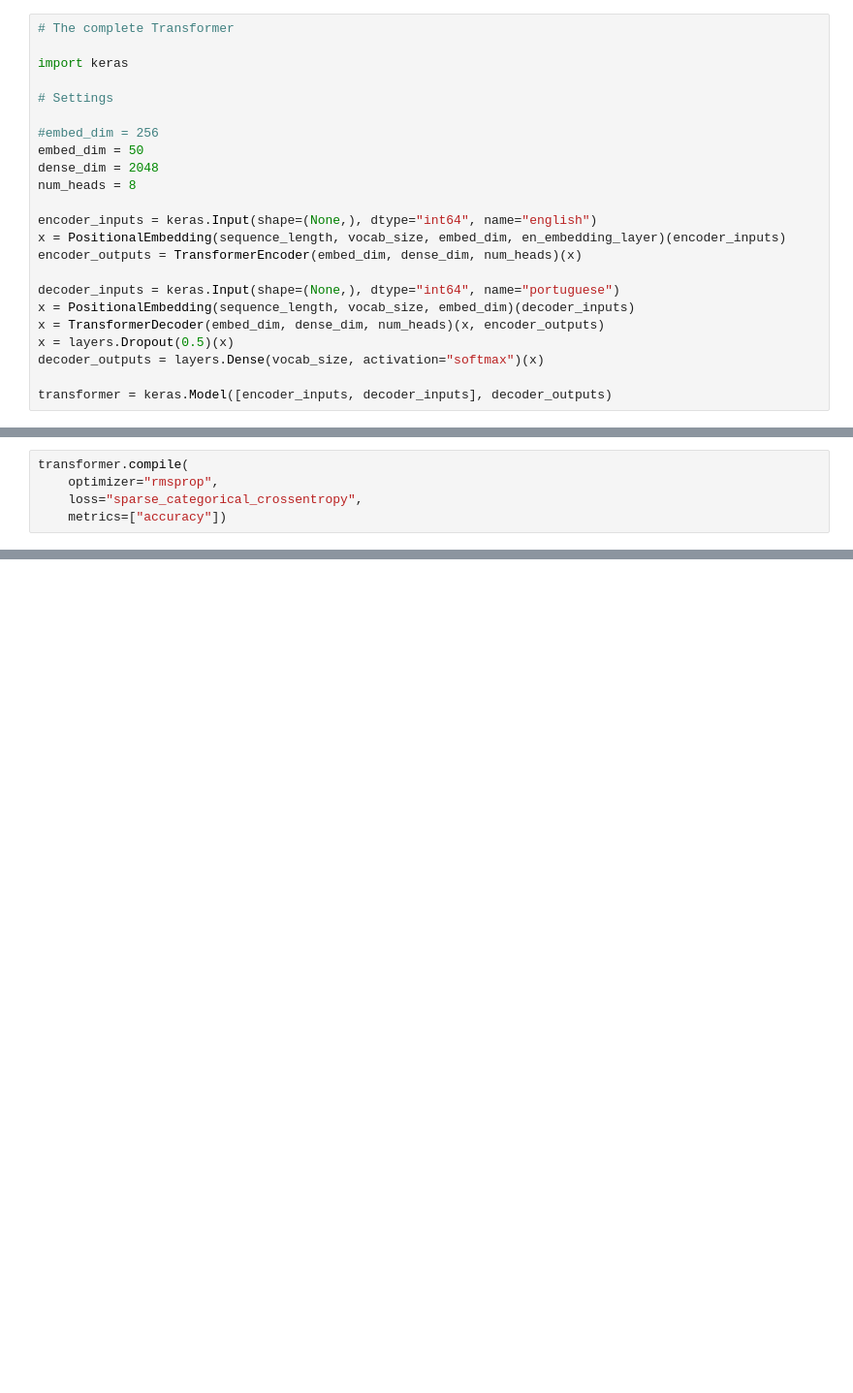
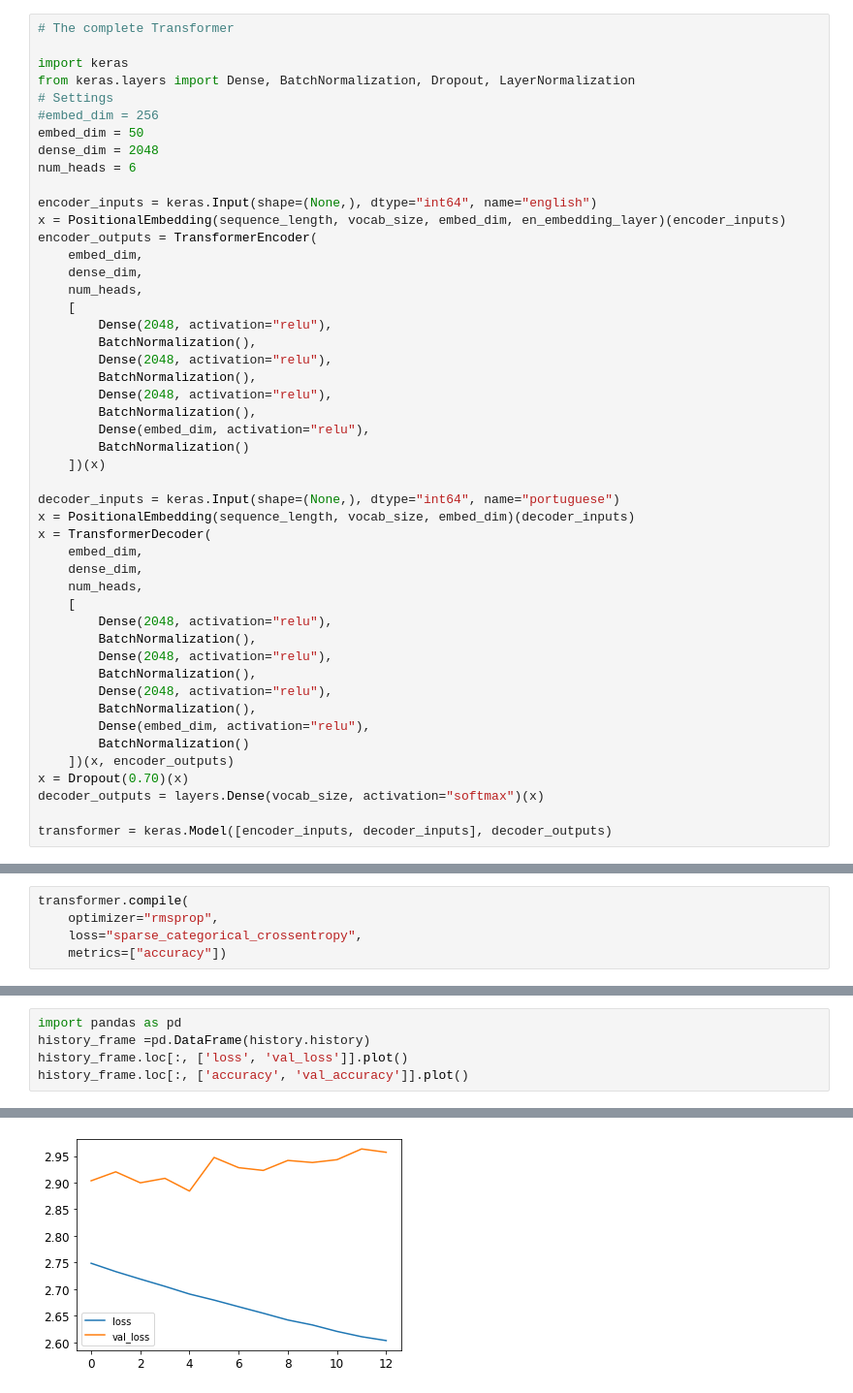
Before and after one commit to cmasantos/tp2, a Jupyter notebook: part1_transformer.ipynb, the cells around one changed output, grey strips where cells are left out. Shown at 97% size. Drawn from its saved outputs; the diff is of its cells as text; blank space fills up the shorter version.

```diff
--- a/part1_transformer.ipynb
+++ b/part1_transformer.ipynb
@@ -429,22 +400,47 @@ class PositionalEmbedding(layers.Layer):
 # The complete Transformer
 
 import keras
-
+from keras.layers import Dense, BatchNormalization, Dropout, LayerNormalization
 # Settings
-
 #embed_dim = 256
 embed_dim = 50
 dense_dim = 2048
-num_heads = 8
+num_heads = 6
 
 encoder_inputs = keras.Input(shape=(None,), dtype="int64", name="english")
 x = PositionalEmbedding(sequence_length, vocab_size, embed_dim, en_embedding_layer)(encoder_inputs)
-encoder_outputs = TransformerEncoder(embed_dim, dense_dim, num_heads)(x)
+encoder_outputs = TransformerEncoder(
+    embed_dim,
+    dense_dim,
+    num_heads,
+    [
+        Dense(2048, activation="relu"),
+        BatchNormalization(),
+        Dense(2048, activation="relu"),
+        BatchNormalization(),
+        Dense(2048, activation="relu"),
+        BatchNormalization(),
+        Dense(embed_dim, activation="relu"),
+        BatchNormalization()
+    ])(x)
 
 decoder_inputs = keras.Input(shape=(None,), dtype="int64", name="portuguese")
 x = PositionalEmbedding(sequence_length, vocab_size, embed_dim)(decoder_inputs)
-x = TransformerDecoder(embed_dim, dense_dim, num_heads)(x, encoder_outputs)
-x = layers.Dropout(0.5)(x)
+x = TransformerDecoder(
+    embed_dim,
+    dense_dim,
+    num_heads,
+    [
+        Dense(2048, activation="relu"),
+        BatchNormalization(),
+        Dense(2048, activation="relu"),
+        BatchNormalization(),
+        Dense(2048, activation="relu"),
+        BatchNormalization(),
+        Dense(embed_dim, activation="relu"),
+        BatchNormalization()
+    ])(x, encoder_outputs)
+x = Dropout(0.70)(x)
 decoder_outputs = layers.Dense(vocab_size, activation="softmax")(x)
 
 transformer = keras.Model([encoder_inputs, decoder_inputs], decoder_outputs)
@@ -497,0 +512,6 @@ INFO:tensorflow:Assets written to: best_translator.tfmodel\assets
+# %%
+import pandas as pd
+history_frame =pd.DataFrame(history.history)
+history_frame.loc[:, ['loss', 'val_loss']].plot()
+history_frame.loc[:, ['accuracy', 'val_accuracy']].plot()
+# %% [output]
@@ -497,0 +519 @@ INFO:tensorflow:Assets written to: best_translator.tfmodel\assets
+[figure, added]
```
Also changed, not shown: parts of 10 cells of this notebook.
